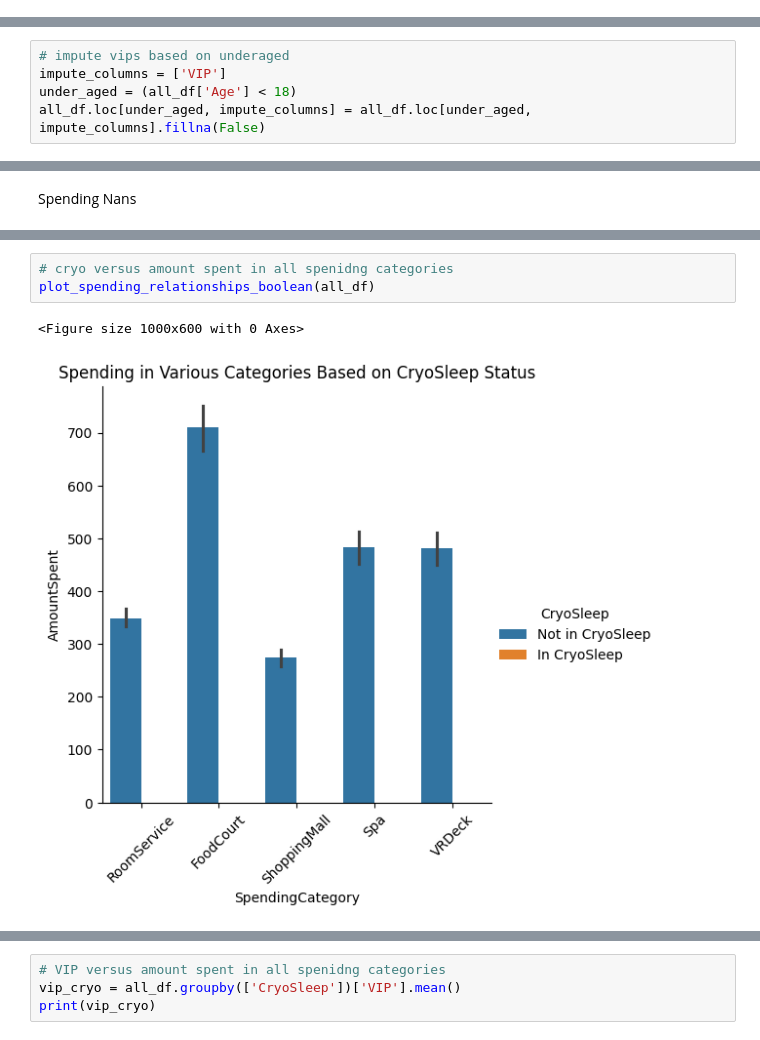
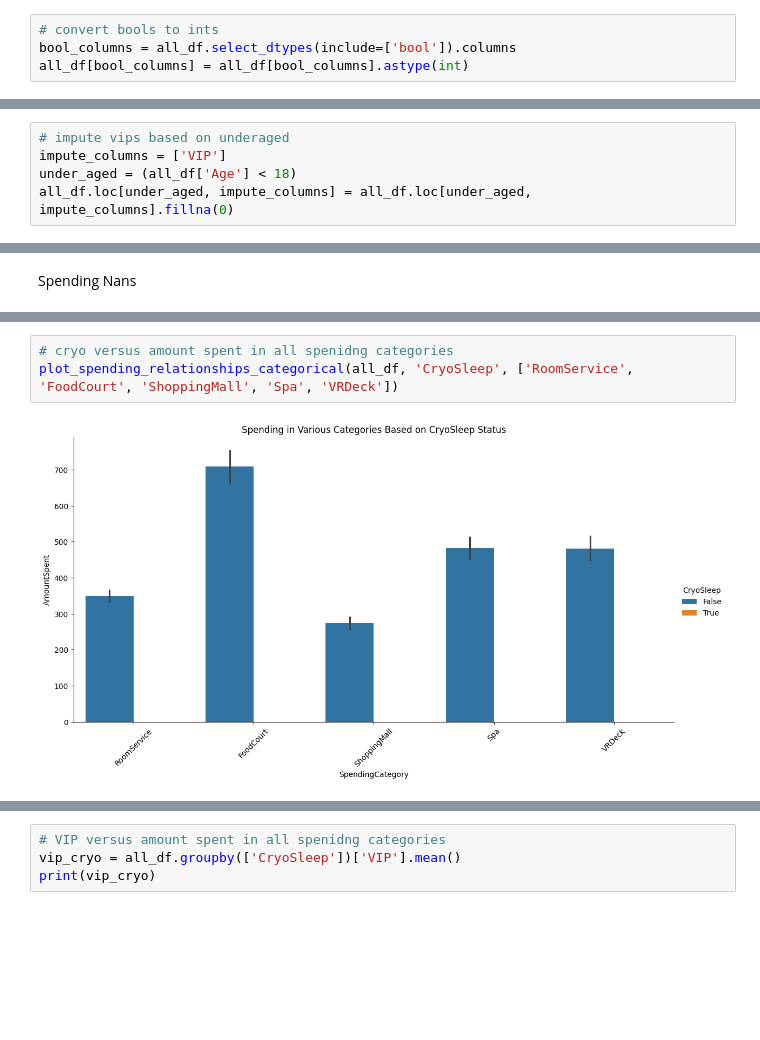
Before and after one commit to samcohen1/BigMenDoingASecondProject, a Jupyter notebook: project.ipynb, the cells around one changed output, grey strips where cells are left out. Saved outputs shown, nothing was run; the diff lists cells and outputs as text; blank space fills up the shorter version.

```diff
--- a/project.ipynb
+++ b/project.ipynb
@@ -120,6 +120,10 @@ def get_seperate_dataframes(concatenated_df):
 # %%
 # concat
 all_df = concat_dataframes(train_df, test_df)
+# %%
+# convert bools to ints
+bool_columns = all_df.select_dtypes(include=['bool']).columns
+all_df[bool_columns] = all_df[bool_columns].astype(int)
 # %% [markdown]
 # Eliminating Nans
 # %%
@@ -190,7 +302,7 @@ Name: VIP, dtype: object
 # impute vips based on underaged
 impute_columns = ['VIP']
 under_aged = (all_df['Age'] < 18)
-all_df.loc[under_aged, impute_columns] = all_df.loc[under_aged, impute_columns].fillna(False)
+all_df.loc[under_aged, impute_columns] = all_df.loc[under_aged, impute_columns].fillna(0)
 # %%
 # current missing values
 all_df.isna().sum()
@@ -300,7 +355,6 @@ def plot_spending_relationships_boolean(df):
     plt.show()
 # %%
 # cryo versus amount spent in all spenidng categories
-plot_spending_relationships_boolean(all_df)
+plot_spending_relationships_categorical(all_df, 'CryoSleep', ['RoomService', 'FoodCourt', 'ShoppingMall', 'Spa', 'VRDeck'])
 # %% [output]
-<Figure size 1000x600 with 0 Axes>
-[figure, old version]
+[figure, new version]
```
Also changed, not shown: parts of 12 cells of this notebook.
